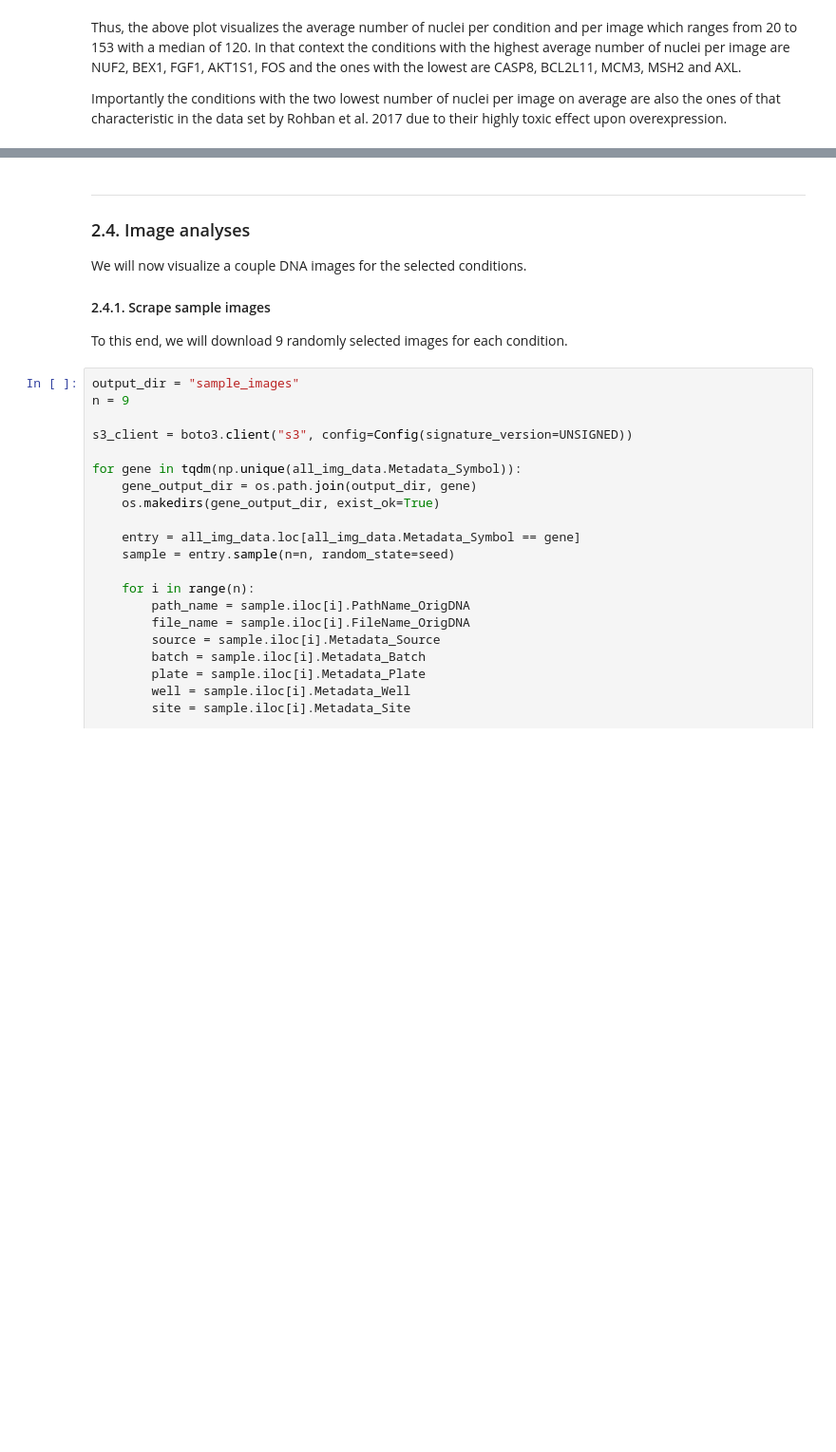
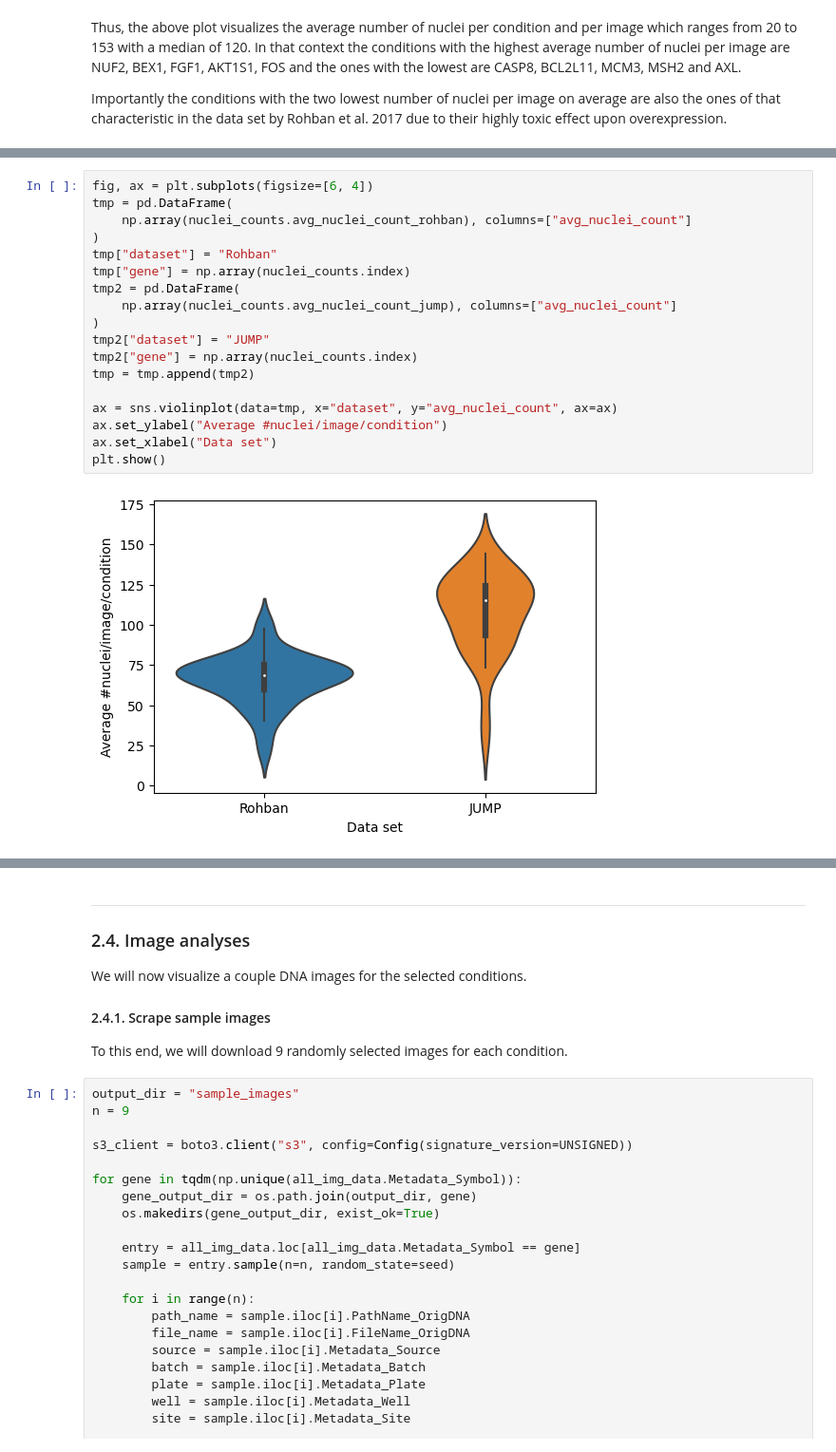
Before and after one commit to dpaysan/jump_datasets, a Jupyter notebook: data_exploration.ipynb, the cells around one changed output, grey strips where cells are left out. Shown: that part at 95% size. Drawn from its saved outputs; the diff is of its cells as text; blank space fills up the shorter version.

Commit message:
update data analyses

```diff
--- a/data_exploration.ipynb
+++ b/data_exploration.ipynb
@@ -493,0 +477,20 @@ PearsonRResult(statistic=0.6542260759203081, pvalue=1.1241375413416589e-05)
+# %%
+fig, ax = plt.subplots(figsize=[6, 4])
+tmp = pd.DataFrame(
+    np.array(nuclei_counts.avg_nuclei_count_rohban), columns=["avg_nuclei_count"]
+)
+tmp["dataset"] = "Rohban"
+tmp["gene"] = np.array(nuclei_counts.index)
+tmp2 = pd.DataFrame(
+    np.array(nuclei_counts.avg_nuclei_count_jump), columns=["avg_nuclei_count"]
+)
+tmp2["dataset"] = "JUMP"
+tmp2["gene"] = np.array(nuclei_counts.index)
+tmp = tmp.append(tmp2)
+
+ax = sns.violinplot(data=tmp, x="dataset", y="avg_nuclei_count", ax=ax)
+ax.set_ylabel("Average #nuclei/image/condition")
+ax.set_xlabel("Data set")
+plt.show()
+# %% [output]
+[figure, added]
```
Also changed, not shown: parts of 41 cells of this notebook, 1 other file.
